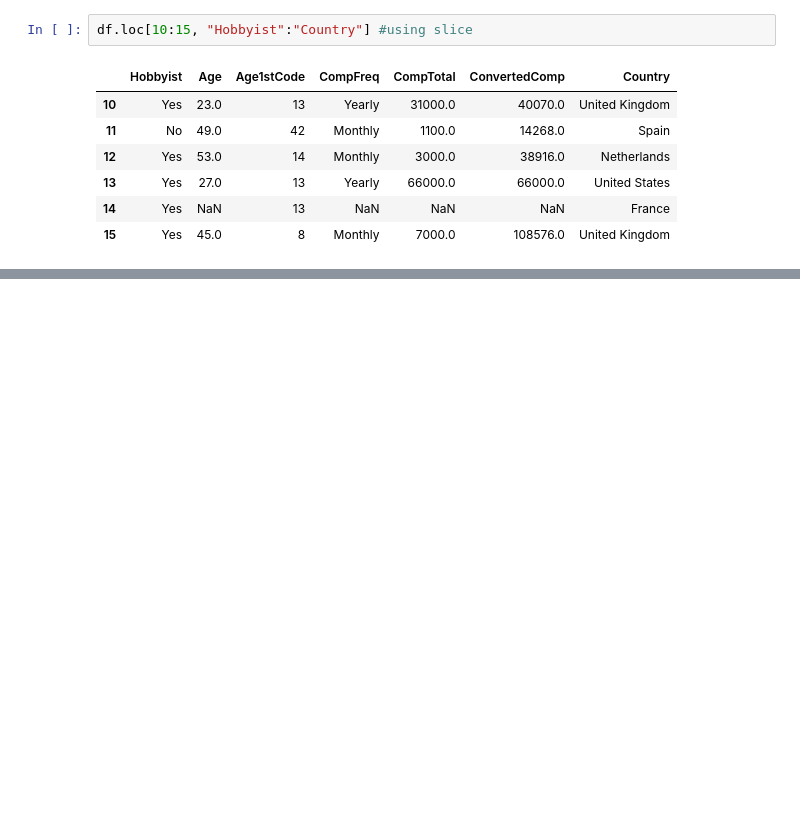
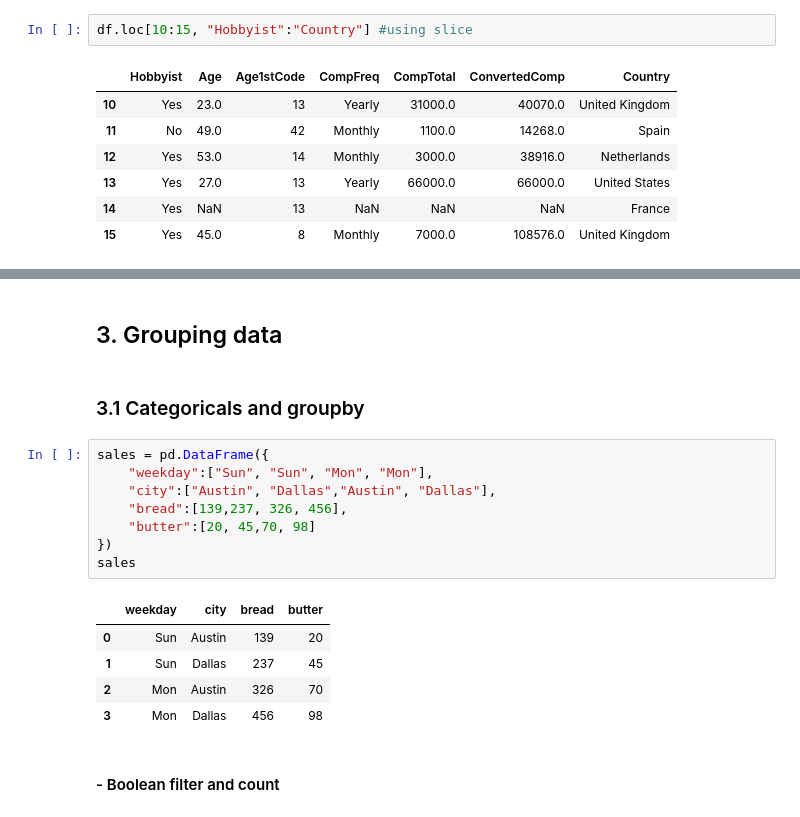
Before and after one commit to lucasbivar/statistic-applied-to-computing, a Jupyter notebook: personal-studies/data-manipulation/Pandas.ipynb, the cells around one changed output, grey strips where cells are left out. Saved outputs shown, nothing was run; the diff lists cells and outputs as text; blank space fills up the shorter version.

Commit message:
adding groupby method [Pandas]

```diff
--- a/personal-studies/data-manipulation/Pandas.ipynb
+++ b/personal-studies/data-manipulation/Pandas.ipynb
@@ -657,3 +693,23 @@ df.loc[10:15, "Hobbyist":"Country"] #using slice
 | 15 | Yes | 45.0 | 8 | Monthly | 7000.0 | 108576.0 | United Kingdom |
 # %% [markdown]
 ![purple-divider](https://user-images.githubusercontent.com/7065401/52071927-c1cd7100-2562-11e9-908a-dde91ba14e59.png)
+# %% [markdown]
+## 3. Grouping data
+# %% [markdown]
+### 3.1 Categoricals and groupby
+# %%
+sales = pd.DataFrame({
+    "weekday":["Sun", "Sun", "Mon", "Mon"],
+    "city":["Austin", "Dallas","Austin", "Dallas"],
+    "bread":[139,237, 326, 456],
+    "butter":[20, 45,70, 98]
+})
+sales
+# %% [output]
+|  | weekday | city | bread | butter |
+| 0 | Sun | Austin | 139 | 20 |
+| 1 | Sun | Dallas | 237 | 45 |
+| 2 | Mon | Austin | 326 | 70 |
+| 3 | Mon | Dallas | 456 | 98 |
+# %% [markdown]
+#### - Boolean filter and count
```
Also changed, not shown: parts of 34 cells of this notebook, 1 other file.
